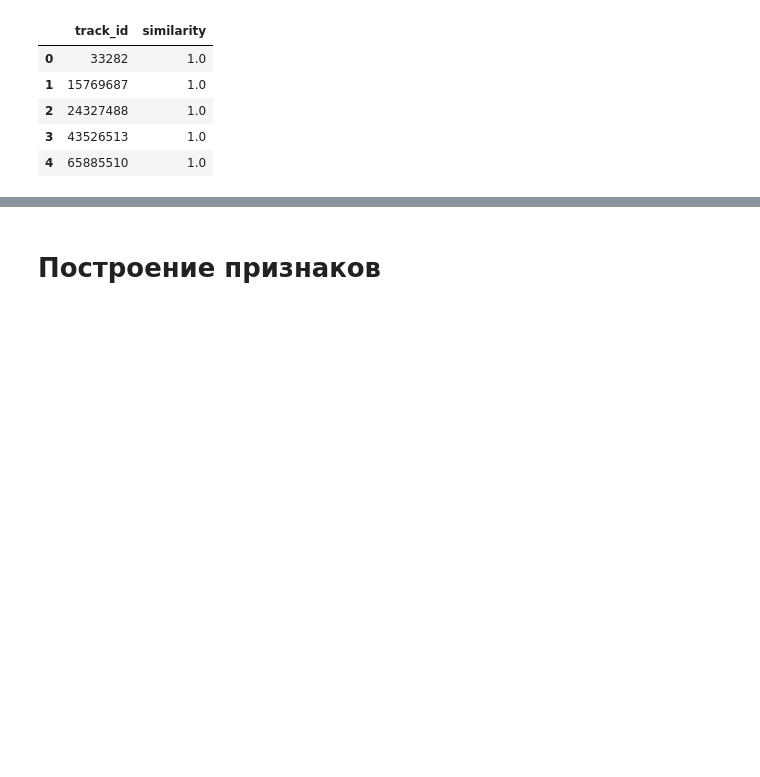
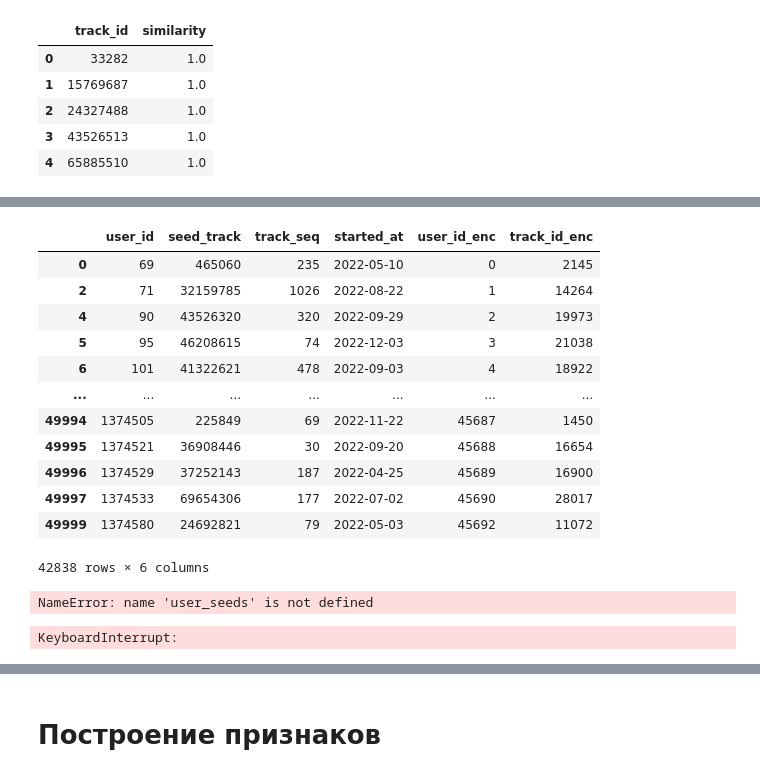
Before and after one commit to alex-feygin/mle-recsys-project, a Jupyter notebook: recommendations_filled.ipynb, the cells around one changed output, grey strips where cells are left out. Drawn from its saved outputs; the diff is of its cells as text; code cells hidden in the pictures; blank space fills up the shorter version.

```diff
--- a/recommendations_filled.ipynb
+++ b/recommendations_filled.ipynb
@@ -1082,3 +931,27 @@ Similar tracks for track_id=147:
+# %%
+train_valid
+# %% [output]
+|  | user_id | seed_track | track_seq | started_at | user_id_enc | track_id_enc |
+| 0 | 69 | 465060 | 235 | 2022-05-10 | 0 | 2145 |
+| 2 | 71 | 32159785 | 1026 | 2022-08-22 | 1 | 14264 |
+| 4 | 90 | 43526320 | 320 | 2022-09-29 | 2 | 19973 |
+| 5 | 95 | 46208615 | 74 | 2022-12-03 | 3 | 21038 |
+| 6 | 101 | 41322621 | 478 | 2022-09-03 | 4 | 18922 |
+| ... | ... | ... | ... | ... | ... | ... |
+| 49994 | 1374505 | 225849 | 69 | 2022-11-22 | 45687 | 1450 |
+| 49995 | 1374521 | 36908446 | 30 | 2022-09-20 | 45688 | 16654 |
+| 49996 | 1374529 | 37252143 | 187 | 2022-04-25 | 45689 | 16900 |
+| 49997 | 1374533 | 69654306 | 177 | 2022-07-02 | 45690 | 28017 |
+| 49999 | 1374580 | 24692821 | 79 | 2022-05-03 | 45692 | 11072 |
+42838 rows × 6 columns
+# %%
+TOP_N_CONTENT = 100
+train_valid = train_events.sort_values(
+    by=["user_id_enc", "track_seq"], ascending=[True, False]
+).drop_duplicates(subset=["user_id"], keep='first').rename(
+    columns={"track_id": "seed_track"})
+# %% [output]
+NameError: name 'user_seeds' is not defined
 # %%
 # Build content-based recommendations (user seed track -> similar tracks)
 TOP_N_CONTENT = 100
@@ -1086,29 +959,25 @@ train_valid = train_events[train_events["track_id"].isin(items_content["track_id
 user_seeds = train_valid.groupby("user_id").last().reset_index().rename(columns={"track_id": "seed_track"})
 valid_tracks = set(items_content["track_id"])
 user_seeds = user_seeds[user_seeds["seed_track"].isin(valid_tracks)]
-track2enc = items_content.set_index("track_id")["track_id_enc"].to_dict()
-unique_seeds = user_seeds["seed_track"].unique()
-encoded_seeds = [t for t in unique_seeds if t in track2enc]
-seed_enc = np.array([track2enc[t] for t in encoded_seeds])
-if len(seed_enc) > 0:
-    query_mat = track_genre_matrix[seed_enc]
-    sim_mat = cosine_similarity(track_genre_matrix, query_mat)
-    for i, enc in enumerate(seed_enc):
-        sim_mat[enc, i] = -1
-    topk_enc = np.argsort(-sim_mat, axis=0)[:TOP_N_CONTENT].T
-    enc2track = items_content.set_index("track_id_enc")["track_id"].to_dict()
-    seed_recs = []
-    for i, seed_t in enumerate(encoded_seeds):
-        for r, enc in enumerate(topk_enc[i], 1):
-            rec_track = enc2track.get(int(enc), enc2track.get(enc))
-            if rec_track is not None:
-                seed_recs.append({"seed_track": seed_t, "rank": r, "item_id": rec_track, "score": float(sim_mat[enc, i])})
+encoded_seeds = [t for t in user_seeds["seed_track"].unique() if t in valid_tracks]
+seed_recs = []
+if len(encoded_seeds) > 0:
+    for seed_t in tqdm(encoded_seeds, desc="Content recs"):
+        recs = recommend_similar_tracks(seed_t, items_content, track_genre_matrix, k=TOP_N_CONTENT)
+        if recs.empty:
+            continue
+        for r, (_, row) in enumerate(recs.iterrows(), 1):
+            seed_recs.append({"seed_track": seed_t, "rank": r, "item_id": row["track_id"], "score": row["similarity"]})
     seed_recs_df = pd.DataFrame(seed_recs)
     content_recs = user_seeds.merge(seed_recs_df, on="seed_track")[["user_id", "item_id", "score", "rank"]]
 else:
     content_recs = pd.DataFrame(columns=["user_id", "item_id", "score", "rank"])
+content_recs.to_parquet(RECOMMENDATIONS_DIR / "content_recs.parquet", index=False)
+print(f"content_recs: {content_recs.shape}, saved to parquet")
 test_users_content = [u for u in test_events["user_id"].unique() if u in content_recs["user_id"].values]
-print(f"content_recs: {content_recs.shape}, test_users_content: {len(test_users_content)}")
+print(f"test_users_content: {len(test_users_content)}")
+# %% [output]
+KeyboardInterrupt:
 # %%
 # Generate similar tracks for all items and save to parquet
 K_SIMILAR = 100
```
Also changed, not shown: parts of 23 cells of this notebook.
